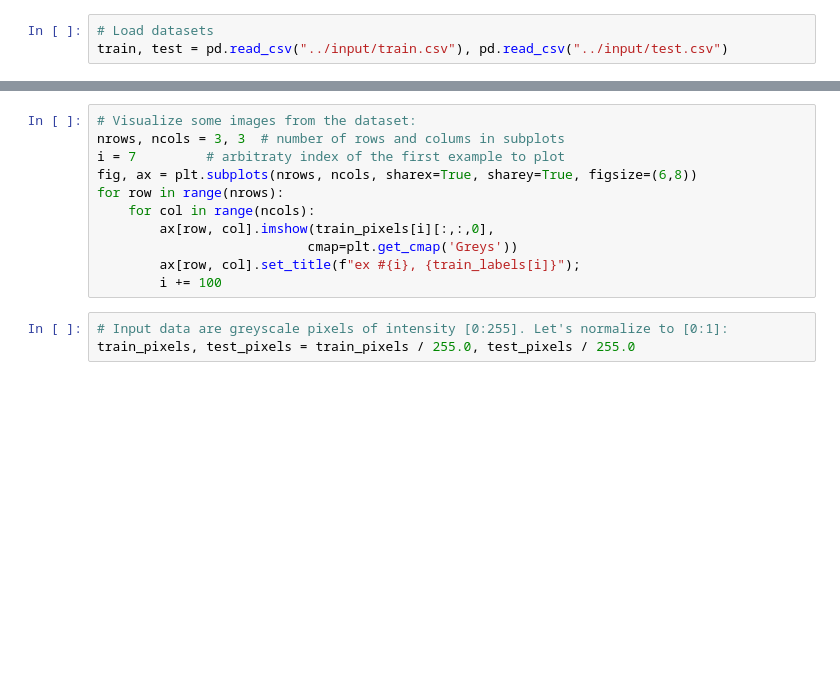
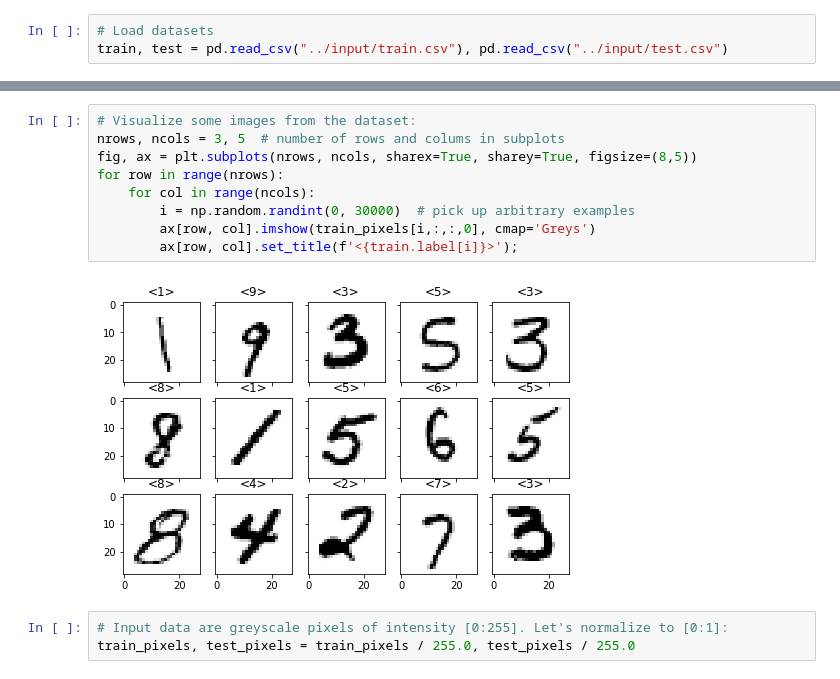
Before and after one commit to szaitseff/Kaggle, a Jupyter notebook: UnderTheHood_DenseNet_MNIST.ipynb, the cells around one changed output, grey strips where cells are left out. Drawn from its saved outputs; the diff is of its cells as text; blank space fills up the shorter version.

```diff
--- a/UnderTheHood_DenseNet_MNIST.ipynb
+++ b/UnderTheHood_DenseNet_MNIST.ipynb
@@ -51,14 +81,14 @@ print(f'test_pixels shape = {test_pixels.shape}')
 # %%
 # Visualize some images from the dataset:
-nrows, ncols = 3, 3  # number of rows and colums in subplots
-i = 7         # arbitraty index of the first example to plot
-fig, ax = plt.subplots(nrows, ncols, sharex=True, sharey=True, figsize=(6,8))
+nrows, ncols = 3, 5  # number of rows and colums in subplots
+fig, ax = plt.subplots(nrows, ncols, sharex=True, sharey=True, figsize=(8,5))
 for row in range(nrows):
     for col in range(ncols):
-        ax[row, col].imshow(train_pixels[i][:,:,0],
-                           cmap=plt.get_cmap('Greys'))
-        ax[row, col].set_title(f"ex #{i}, {train_labels[i]}");
-        i += 100
+        i = np.random.randint(0, 30000)  # pick up arbitrary examples
+        ax[row, col].imshow(train_pixels[i,:,:,0], cmap='Greys')
+        ax[row, col].set_title(f'<{train.label[i]}>');
+# %% [output]
+[figure, added]
 # %%
 # Input data are greyscale pixels of intensity [0:255]. Let's normalize to [0:1]:
 train_pixels, test_pixels = train_pixels / 255.0, test_pixels / 255.0
```
Also changed, not shown: parts of 16 cells of this notebook.
